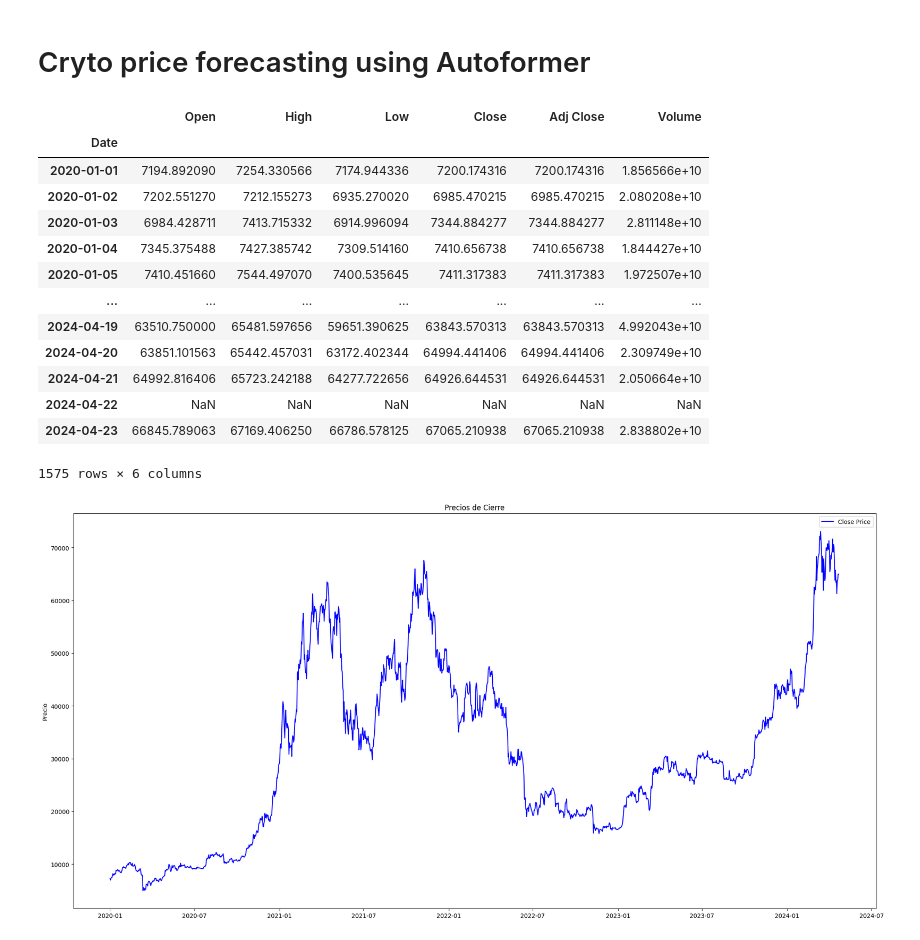
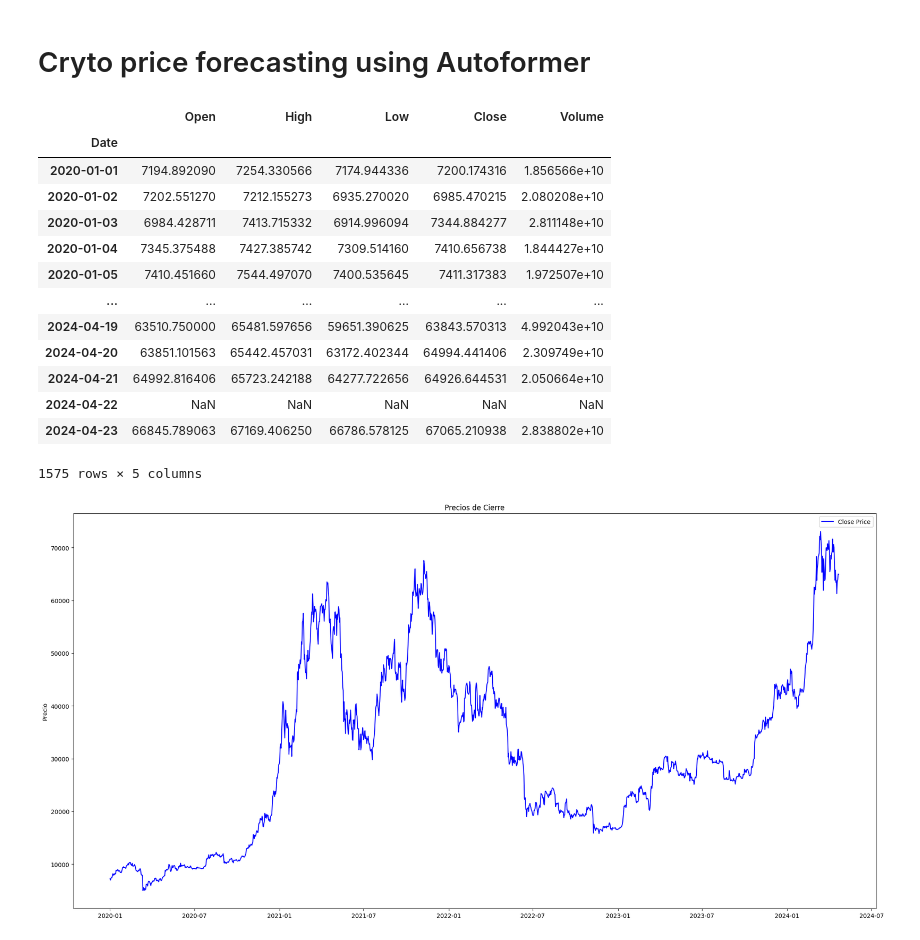
Before and after one commit to Ivo196/Crypto-Price-Forecasting-Using-Autoformer, a Jupyter notebook: Crypto price forecasting using Autoformer.ipynb, the cells around one changed output. Cells and saved outputs as stored; diff of their text form; code cells hidden in the pictures.

```diff
--- a/Crypto price forecasting using Autoformer.ipynb
+++ b/Crypto price forecasting using Autoformer.ipynb
@@ -15,23 +15,24 @@ import ta
 # %%
 #Obtener el dataset
 data = pd.read_csv('BTC-USD.csv', parse_dates=['Date'])
 data.set_index('Date', inplace=True)
+data.drop('Adj Close', axis=1, inplace=True)
 data
 # %% [output]
-|  | Open | High | Low | Close | Adj Close | Volume |
-| Date |  |  |  |  |  |  |
-| 2020-01-01 | 7194.892090 | 7254.330566 | 7174.944336 | 7200.174316 | 7200.174316 | 1.856566e+10 |
-| 2020-01-02 | 7202.551270 | 7212.155273 | 6935.270020 | 6985.470215 | 6985.470215 | 2.080208e+10 |
-| 2020-01-03 | 6984.428711 | 7413.715332 | 6914.996094 | 7344.884277 | 7344.884277 | 2.811148e+10 |
-| 2020-01-04 | 7345.375488 | 7427.385742 | 7309.514160 | 7410.656738 | 7410.656738 | 1.844427e+10 |
-| 2020-01-05 | 7410.451660 | 7544.497070 | 7400.535645 | 7411.317383 | 7411.317383 | 1.972507e+10 |
-| ... | ... | ... | ... | ... | ... | ... |
-| 2024-04-19 | 63510.750000 | 65481.597656 | 59651.390625 | 63843.570313 | 63843.570313 | 4.992043e+10 |
-| 2024-04-20 | 63851.101563 | 65442.457031 | 63172.402344 | 64994.441406 | 64994.441406 | 2.309749e+10 |
-| 2024-04-21 | 64992.816406 | 65723.242188 | 64277.722656 | 64926.644531 | 64926.644531 | 2.050664e+10 |
-| 2024-04-22 | NaN | NaN | NaN | NaN | NaN | NaN |
-| 2024-04-23 | 66845.789063 | 67169.406250 | 66786.578125 | 67065.210938 | 67065.210938 | 2.838802e+10 |
+|  | Open | High | Low | Close | Volume |
+| Date |  |  |  |  |  |
+| 2020-01-01 | 7194.892090 | 7254.330566 | 7174.944336 | 7200.174316 | 1.856566e+10 |
+| 2020-01-02 | 7202.551270 | 7212.155273 | 6935.270020 | 6985.470215 | 2.080208e+10 |
+| 2020-01-03 | 6984.428711 | 7413.715332 | 6914.996094 | 7344.884277 | 2.811148e+10 |
+| 2020-01-04 | 7345.375488 | 7427.385742 | 7309.514160 | 7410.656738 | 1.844427e+10 |
+| 2020-01-05 | 7410.451660 | 7544.497070 | 7400.535645 | 7411.317383 | 1.972507e+10 |
+| ... | ... | ... | ... | ... | ... |
+| 2024-04-19 | 63510.750000 | 65481.597656 | 59651.390625 | 63843.570313 | 4.992043e+10 |
+| 2024-04-20 | 63851.101563 | 65442.457031 | 63172.402344 | 64994.441406 | 2.309749e+10 |
+| 2024-04-21 | 64992.816406 | 65723.242188 | 64277.722656 | 64926.644531 | 2.050664e+10 |
+| 2024-04-22 | NaN | NaN | NaN | NaN | NaN |
+| 2024-04-23 | 66845.789063 | 67169.406250 | 66786.578125 | 67065.210938 | 2.838802e+10 |
-1575 rows × 6 columns
+1575 rows × 5 columns
 # %%
 # Visualizacion
 plt.figure(figsize=(20, 10))
```
Also changed, not shown: parts of 5 cells of this notebook.
